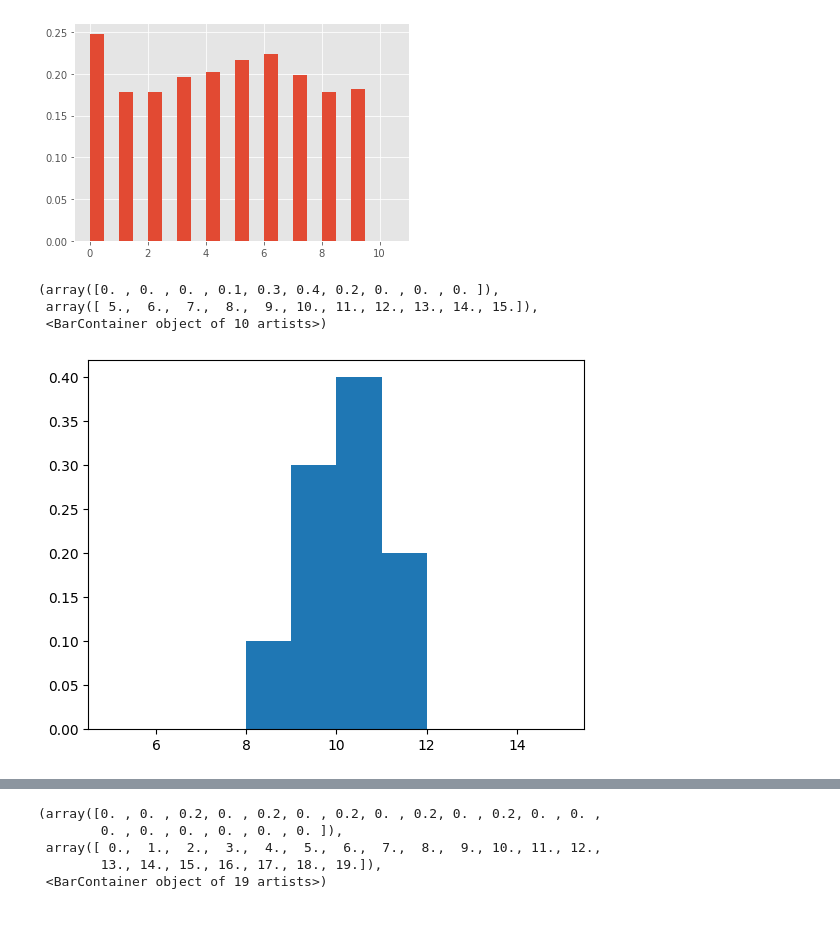
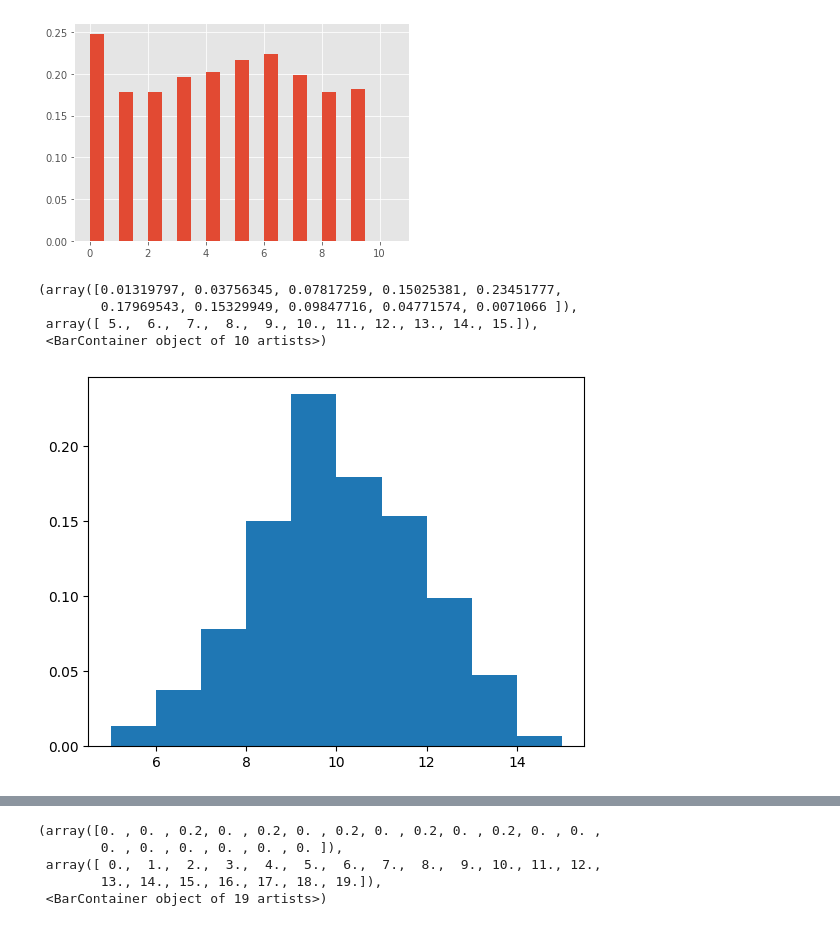
Before and after one commit to wsharpe41/DistributionsEx01, a Jupyter notebook: NumpyIntro.ipynb, the cells around one changed output, grey strips where cells are left out. Drawn from its saved outputs; the diff is of its cells as text; code cells hidden in the pictures.

```diff
--- a/NumpyIntro.ipynb
+++ b/NumpyIntro.ipynb
@@ -50,13 +50,14 @@ a
 # %%
 # Normal Data
 
-a = np.random.normal(10,2,10)
+a = np.random.normal(10,2,1000)
 plt.hist(a,bins=np.arange(5,16,1),density=True)
 #plt.scatter(np.arange(0,10),a)
 # %% [output]
-(array([0. , 0. , 0. , 0.1, 0.3, 0.4, 0.2, 0. , 0. , 0. ]),
+(array([0.01319797, 0.03756345, 0.07817259, 0.15025381, 0.23451777,
+        0.17969543, 0.15329949, 0.09847716, 0.04771574, 0.0071066 ]),
  array([ 5.,  6.,  7.,  8.,  9., 10., 11., 12., 13., 14., 15.]),
  <BarContainer object of 10 artists>)
-[figure, old version]
+[figure, new version]
 # %%
 plt.hist(a,bins=np.arange(5,16,0.1), density=True)
```
Also changed, not shown: parts of 5 cells of this notebook, 1 other file.
